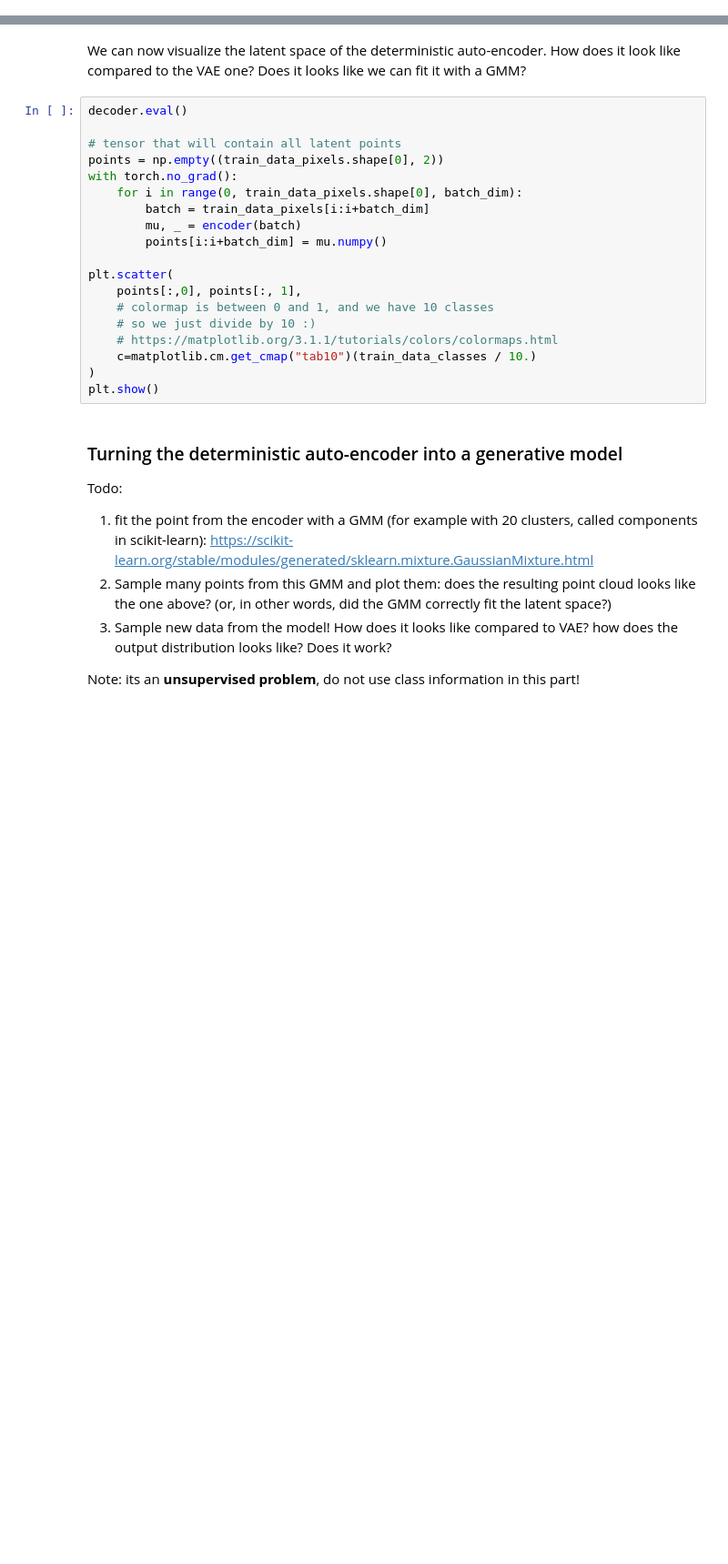
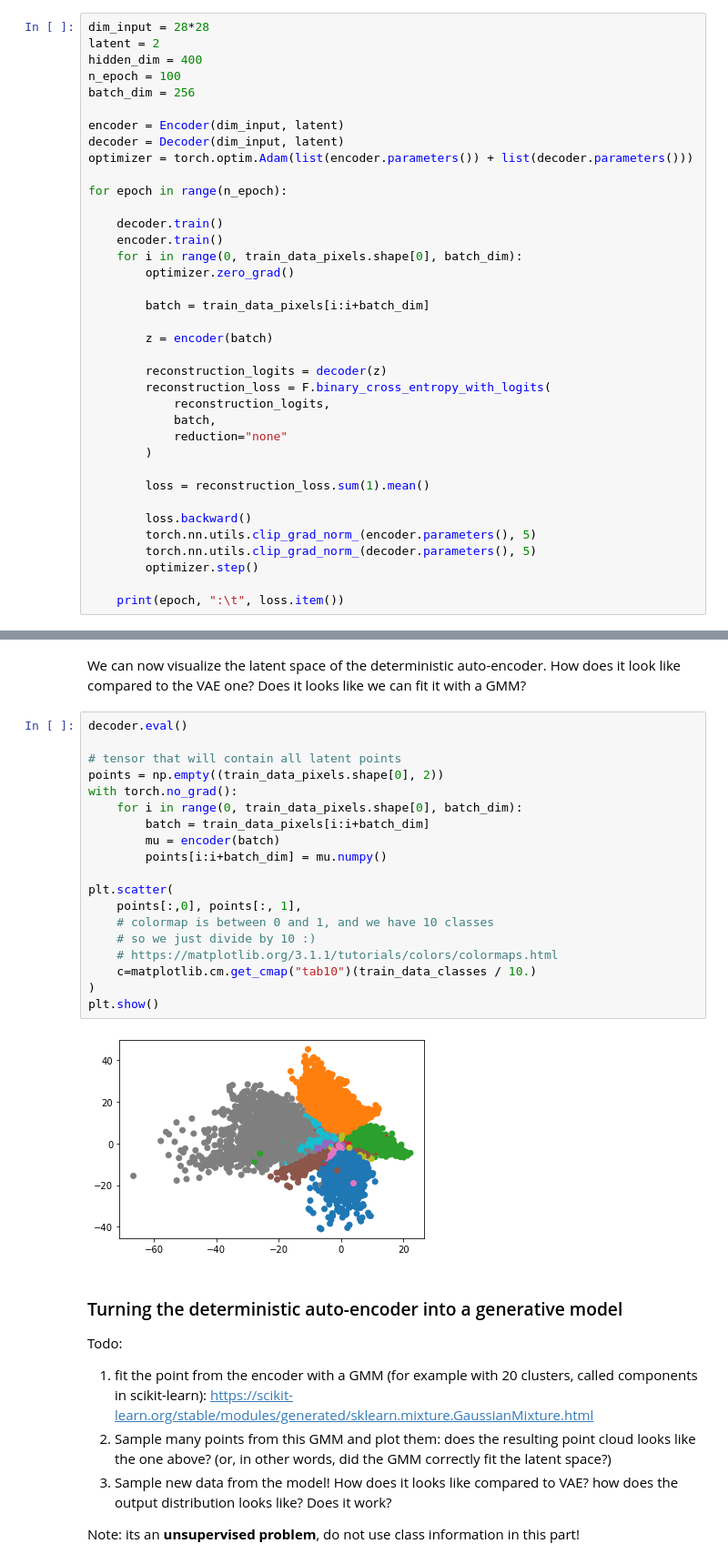
Before and after one commit to souserge/pgm-labs, a Jupyter notebook: src/lab1/lab1_vae.ipynb, the cells around one changed output, grey strips where cells are left out. Shown at 91% size. Cells and saved outputs as stored; diff of their text form; blank space fills up the shorter version.

```diff
--- a/src/lab1/lab1_vae.ipynb
+++ b/src/lab1/lab1_vae.ipynb
@@ -844,0 +926,37 @@ https://scikit-learn.org/stable/modules/generated/sklearn.mixture.GaussianMixtur
+# %%
+dim_input = 28*28
+latent = 2
+hidden_dim = 400
+n_epoch = 100
+batch_dim = 256
+
+encoder = Encoder(dim_input, latent)
+decoder = Decoder(dim_input, latent)
+optimizer = torch.optim.Adam(list(encoder.parameters()) + list(decoder.parameters()))
+
+for epoch in range(n_epoch):
+
+    decoder.train()
+    encoder.train()
+    for i in range(0, train_data_pixels.shape[0], batch_dim):
+        optimizer.zero_grad()
+
+        batch = train_data_pixels[i:i+batch_dim]
+
+        z = encoder(batch)
+
+        reconstruction_logits = decoder(z)
+        reconstruction_loss = F.binary_cross_entropy_with_logits(
+            reconstruction_logits,
+            batch,
+            reduction="none"
+        )
+
+        loss = reconstruction_loss.sum(1).mean()
+
+        loss.backward()
+        torch.nn.utils.clip_grad_norm_(encoder.parameters(), 5)
+        torch.nn.utils.clip_grad_norm_(decoder.parameters(), 5)
+        optimizer.step()
+
+    print(epoch, ":\t", loss.item())
@@ -847,22 +1000,24 @@ We can now visualize the latent space of the deterministic auto-encoder. How doe
 # %%
 decoder.eval()
 
 # tensor that will contain all latent points
 points = np.empty((train_data_pixels.shape[0], 2))
 with torch.no_grad():
     for i in range(0, train_data_pixels.shape[0], batch_dim):
         batch = train_data_pixels[i:i+batch_dim]
-        mu, _ = encoder(batch)
+        mu = encoder(batch)
         points[i:i+batch_dim] = mu.numpy()
 
 plt.scatter(
     points[:,0], points[:, 1],
     # colormap is between 0 and 1, and we have 10 classes
     # so we just divide by 10 :)
     # https://matplotlib.org/3.1.1/tutorials/colors/colormaps.html
     c=matplotlib.cm.get_cmap("tab10")(train_data_classes / 10.)
 )
 plt.show()
+# %% [output]
+[figure, added]
 # %% [markdown]
 ### Turning the deterministic auto-encoder into a generative model
 
```
Also changed, not shown: parts of 25 cells of this notebook.
